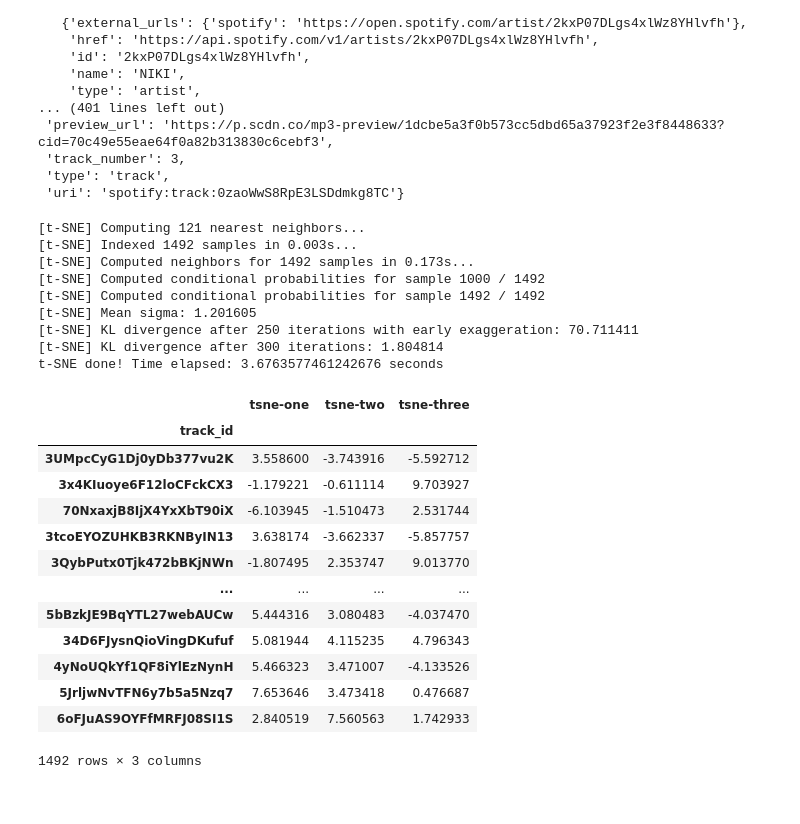
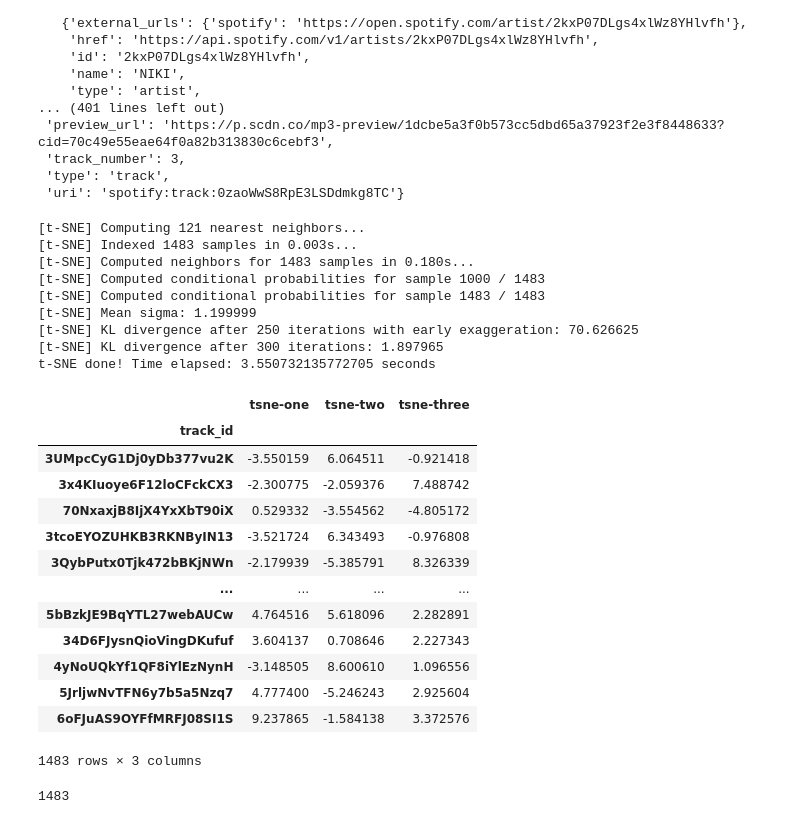
Before and after one commit to mcallisterdavid/calhacks2021, a Jupyter notebook: spotifyAPI.ipynb, the cells around one changed output. Drawn from its saved outputs; the diff is of its cells as text; code cells hidden in the pictures.

```diff
--- a/spotifyAPI.ipynb
+++ b/spotifyAPI.ipynb
@@ -167,11 +167,14 @@ os.getcwd()
 def cleanData(df):
 
     # getting only month of release date and added time
+    df = df.drop_duplicates()
     df['album_release_date'] = df['album_release_date'].str.slice(0, 4)
     df['added_time'] = df['added_time'].str.slice(0, 4)
 
     # setting index and dropping irrelevant columns
     df.index = df['track_id']
+    df = df[~df.index.duplicated(keep='first')]
+
     df = df.drop(['artist', 'album', 'track_name', 'track_id'], axis=1)
 
     # add a few columns as categorical features
@@ -409,9 +422,6 @@ import time
 
 
 def main():
-	# parse the inputs
-
-
 
 	# configure token
 
@@ -509,11 +519,14 @@ def getPlaylistSongs(username, playlistID, token):
 def cleanData(df):
 
     # getting only month of release date and added time
+    df = df.drop_duplicates()
     df['album_release_date'] = df['album_release_date'].str.slice(0, 4)
     df['added_time'] = df['added_time'].str.slice(0, 4)
 
     # setting index and dropping irrelevant columns
     df.index = df['track_id']
+    df = df[~df.index.duplicated(keep='first')]
+
     df = df.drop(['artist', 'album', 'track_name', 'track_id'], axis=1)
 
     # add a few columns as categorical features
@@ -524,55 +537,53 @@ def cleanData(df):
 
     # getting dummies
     df = pd.get_dummies(df)
 
     # normalization
-    columns_to_normalize = ['popularity', 'danceability', 'energy', 'loudness',
-    						'speechiness', 'instrumentalness', 'liveness',
-    						'valence', 'tempo', 'duration_ms']
+    columns_to_normalize = ['popularity', 'danceability', 'energy', 'loudness', 'speechiness', 'instrumentalness', 'liveness', 'valence', 'tempo', 'duration_ms']
     for column in columns_to_normalize:
         df[column] = (df[column] - df[column].mean()) / df[column].std()
 
     return df
+
 
 def generate_TSNE(df):
     # df = pd.read_csv(path).iloc[:, 1:]
     normed_df = cleanData(df)
 
     # np.random.seed(42)
     time_start = time.time()
     tsne = TSNE(n_components=3, verbose=1, perplexity=40, n_iter=300)
     tsne_results = tsne.fit_transform(normed_df)
     print('t-SNE done! Time elapsed: {} seconds'.format(time.time()-time_start))
 
     normed_df['tsne-one'] = tsne_results[:,0]
     normed_df['tsne-two'] = tsne_results[:,1]
     normed_df['tsne-three'] = tsne_results[:,2]
 
     return normed_df
 
-tsneLargeDataset = main()
-tsneLargeDataset
+main()
 # %% [output]
 [t-SNE] Computing 121 nearest neighbors...
-[t-SNE] Indexed 1492 samples in 0.003s...
-[t-SNE] Computed neighbors for 1492 samples in 0.173s...
-[t-SNE] Computed conditional probabilities for sample 1000 / 1492
-[t-SNE] Computed conditional probabilities for sample 1492 / 1492
-[t-SNE] Mean sigma: 1.201605
-[t-SNE] KL divergence after 250 iterations with early exaggeration: 70.711411
-[t-SNE] KL divergence after 300 iterations: 1.804814
-t-SNE done! Time elapsed: 3.6763577461242676 seconds
+[t-SNE] Indexed 1483 samples in 0.003s...
+[t-SNE] Computed neighbors for 1483 samples in 0.180s...
+[t-SNE] Computed conditional probabilities for sample 1000 / 1483
+[t-SNE] Computed conditional probabilities for sample 1483 / 1483
+[t-SNE] Mean sigma: 1.199999
+[t-SNE] KL divergence after 250 iterations with early exaggeration: 70.626625
+[t-SNE] KL divergence after 300 iterations: 1.897965
+t-SNE done! Time elapsed: 3.550732135772705 seconds
 |  | tsne-one | tsne-two | tsne-three |
 | track_id |  |  |  |
-| 3UMpcCyG1Dj0yDb377vu2K | 3.558600 | -3.743916 | -5.592712 |
-| 3x4KIuoye6F12loCFckCX3 | -1.179221 | -0.611114 | 9.703927 |
-| 70NxaxjB8IjX4YxXbT90iX | -6.103945 | -1.510473 | 2.531744 |
-| 3tcoEYOZUHKB3RKNByIN13 | 3.638174 | -3.662337 | -5.857757 |
-| 3QybPutx0Tjk472bBKjNWn | -1.807495 | 2.353747 | 9.013770 |
+| 3UMpcCyG1Dj0yDb377vu2K | -3.550159 | 6.064511 | -0.921418 |
+| 3x4KIuoye6F12loCFckCX3 | -2.300775 | -2.059376 | 7.488742 |
+| 70NxaxjB8IjX4YxXbT90iX | 0.529332 | -3.554562 | -4.805172 |
+| 3tcoEYOZUHKB3RKNByIN13 | -3.521724 | 6.343493 | -0.976808 |
+| 3QybPutx0Tjk472bBKjNWn | -2.179939 | -5.385791 | 8.326339 |
 | ... | ... | ... | ... |
-| 5bBzkJE9BqYTL27webAUCw | 5.444316 | 3.080483 | -4.037470 |
-| 34D6FJysnQioVingDKufuf | 5.081944 | 4.115235 | 4.796343 |
-| 4yNoUQkYf1QF8iYlEzNynH | 5.466323 | 3.471007 | -4.133526 |
-| 5JrljwNvTFN6y7b5a5Nzq7 | 7.653646 | 3.473418 | 0.476687 |
-| 6oFJuAS9OYFfMRFJ08SI1S | 2.840519 | 7.560563 | 1.742933 |
+| 5bBzkJE9BqYTL27webAUCw | 4.764516 | 5.618096 | 2.282891 |
+| 34D6FJysnQioVingDKufuf | 3.604137 | 0.708646 | 2.227343 |
+| 4yNoUQkYf1QF8iYlEzNynH | -3.148505 | 8.600610 | 1.096556 |
+| 5JrljwNvTFN6y7b5a5Nzq7 | 4.777400 | -5.246243 | 2.925604 |
+| 6oFJuAS9OYFfMRFJ08SI1S | 9.237865 | -1.584138 | 3.372576 |
-1492 rows × 3 columns
+1483 rows × 3 columns
@@ -580,0 +590,4 @@ tsneLargeDataset.to_csv('tsneLargeDataset.csv')
+# %%
+len(tsneLargeDataset.index.unique())
+# %% [output]
+1483
```
Also changed, not shown: parts of 6 cells of this notebook, 6 other files.
